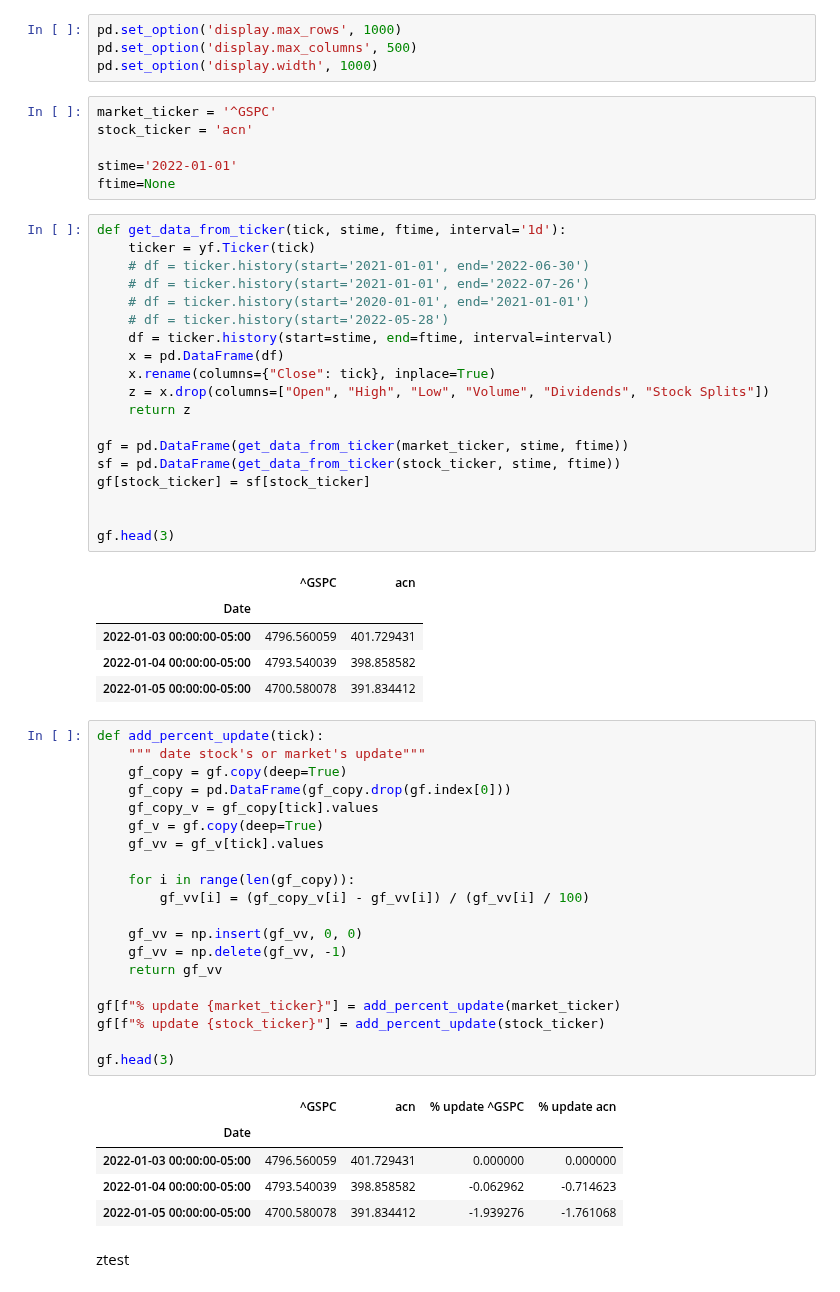
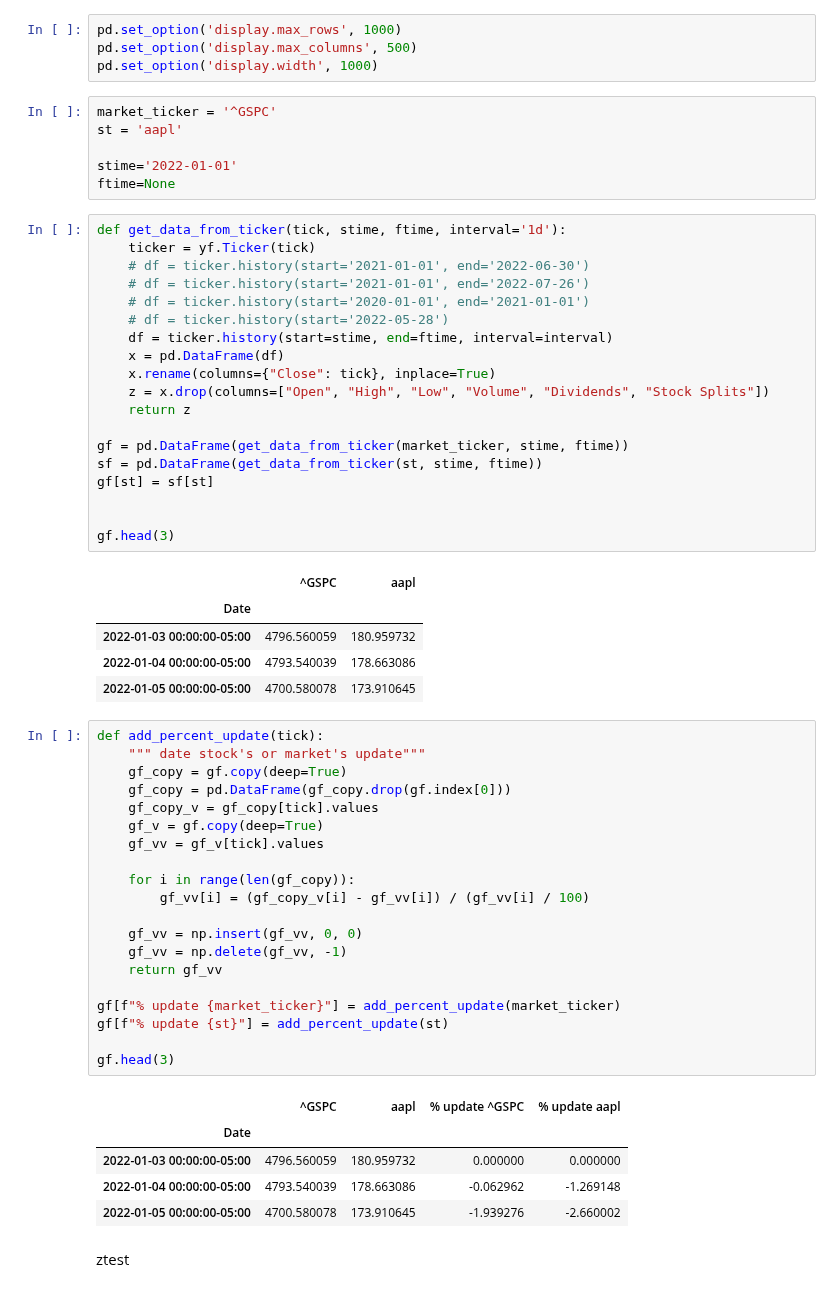
Before and after one commit to ChapnesAl/Tinkoff_Investment, a Jupyter notebook: lessons_and_tests/da_lessons/histogram.ipynb, the cells around one changed output. Drawn from its saved outputs; the diff is of its cells as text.

```diff
--- a/lessons_and_tests/da_lessons/histogram.ipynb
+++ b/lessons_and_tests/da_lessons/histogram.ipynb
@@ -16,7 +16,7 @@ pd.set_option('display.max_columns', 500)
 pd.set_option('display.width', 1000)
 # %%
 market_ticker = '^GSPC'
-stock_ticker = 'acn'
+st = 'aapl'
 
 stime='2022-01-01'
 ftime=None
@@ -34,43 +34,43 @@ def get_data_from_ticker(tick, stime, ftime, interval='1d'):
     return z
 
 gf = pd.DataFrame(get_data_from_ticker(market_ticker, stime, ftime))
-sf = pd.DataFrame(get_data_from_ticker(stock_ticker, stime, ftime))
-gf[stock_ticker] = sf[stock_ticker]
+sf = pd.DataFrame(get_data_from_ticker(st, stime, ftime))
+gf[st] = sf[st]
 
 
 gf.head(3)
 # %% [output]
-|  | ^GSPC | acn |
+|  | ^GSPC | aapl |
 | Date |  |  |
-| 2022-01-03 00:00:00-05:00 | 4796.560059 | 401.729431 |
-| 2022-01-04 00:00:00-05:00 | 4793.540039 | 398.858582 |
-| 2022-01-05 00:00:00-05:00 | 4700.580078 | 391.834412 |
+| 2022-01-03 00:00:00-05:00 | 4796.560059 | 180.959732 |
+| 2022-01-04 00:00:00-05:00 | 4793.540039 | 178.663086 |
+| 2022-01-05 00:00:00-05:00 | 4700.580078 | 173.910645 |
 # %%
 def add_percent_update(tick):
     """ date stock's or market's update"""
     gf_copy = gf.copy(deep=True)
     gf_copy = pd.DataFrame(gf_copy.drop(gf.index[0]))
     gf_copy_v = gf_copy[tick].values
     gf_v = gf.copy(deep=True)
     gf_vv = gf_v[tick].values
 
     for i in range(len(gf_copy)):
         gf_vv[i] = (gf_copy_v[i] - gf_vv[i]) / (gf_vv[i] / 100)
 
     gf_vv = np.insert(gf_vv, 0, 0)
     gf_vv = np.delete(gf_vv, -1)
     return gf_vv
 
 gf[f"% update {market_ticker}"] = add_percent_update(market_ticker)
-gf[f"% update {stock_ticker}"] = add_percent_update(stock_ticker)
+gf[f"% update {st}"] = add_percent_update(st)
 
 gf.head(3)
 # %% [output]
-|  | ^GSPC | acn | % update ^GSPC | % update acn |
+|  | ^GSPC | aapl | % update ^GSPC | % update aapl |
 | Date |  |  |  |  |
-| 2022-01-03 00:00:00-05:00 | 4796.560059 | 401.729431 | 0.000000 | 0.000000 |
-| 2022-01-04 00:00:00-05:00 | 4793.540039 | 398.858582 | -0.062962 | -0.714623 |
-| 2022-01-05 00:00:00-05:00 | 4700.580078 | 391.834412 | -1.939276 | -1.761068 |
+| 2022-01-03 00:00:00-05:00 | 4796.560059 | 180.959732 | 0.000000 | 0.000000 |
+| 2022-01-04 00:00:00-05:00 | 4793.540039 | 178.663086 | -0.062962 | -1.269148 |
+| 2022-01-05 00:00:00-05:00 | 4700.580078 | 173.910645 | -1.939276 | -2.660002 |
 # %% [markdown]
 ztest
 # %%
```
Also changed, not shown: parts of 10 cells of this notebook, 3 other files.
